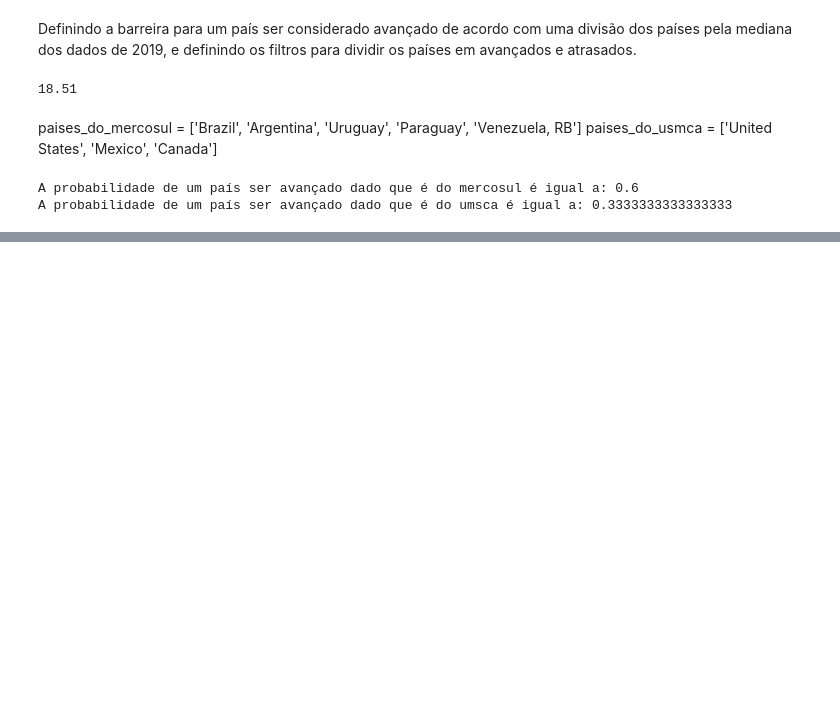
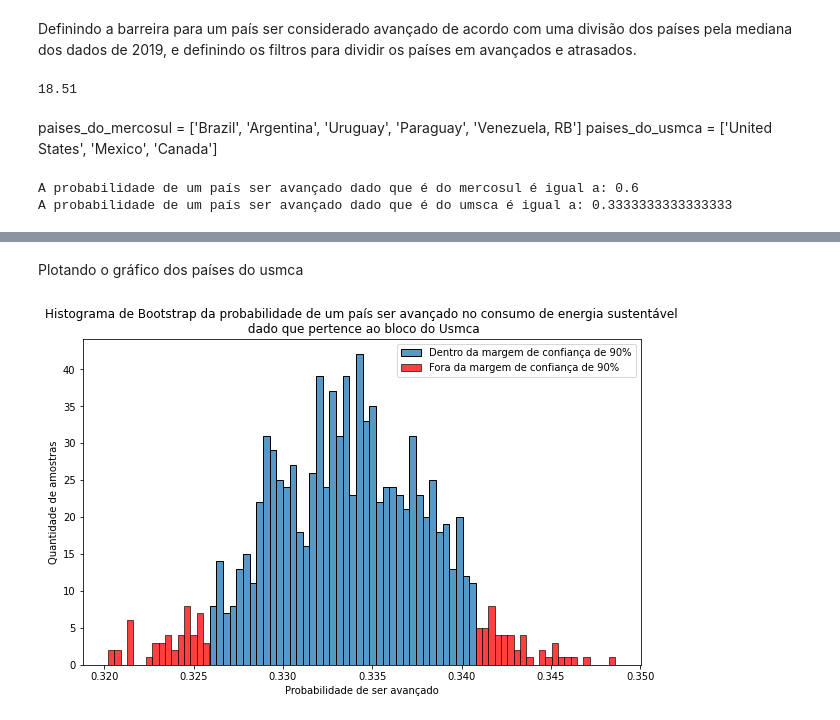
Before and after one commit to eriksoaress/EnergiaRenovavel---Erik-e-Gustavo-Antony, a Jupyter notebook: aps4/APS4.ipynb, the cells around one changed output, grey strips where cells are left out. Drawn from its saved outputs; the diff is of its cells as text; code cells hidden in the pictures; blank space fills up the shorter version.

```diff
--- a/aps4/APS4.ipynb
+++ b/aps4/APS4.ipynb
@@ -56,0 +92,13 @@ print(f'Intervalo do umsca: {reamostrar_varias_vezes(amostra_usmca, 100, 10000)}
+# %% [markdown]
+Plotando o gráfico dos países do usmca
+# %%
+plt.figure(figsize=(10,6))
+sns.histplot(amostras_finais_usmca_confianca, bins=40, label='Dentro da margem de confiança de 90%')
+sns.histplot(amostras_finais_usmca_fora_confianca, bins=80, color='r', label='Fora da margem de confiança de 90%')
+plt.ylabel('Quantidade de amostras')
+plt.xlabel('Probabilidade de ser avançado')
+plt.title('Histograma de Bootstrap da probabilidade de um país ser avançado no consumo de energia sustentável\n dado que pertence ao bloco do Usmca')
+plt.legend()
+plt.show()
+# %% [output]
+[figure, added]
```
Also changed, not shown: parts of 5 cells of this notebook, 1 other file.
